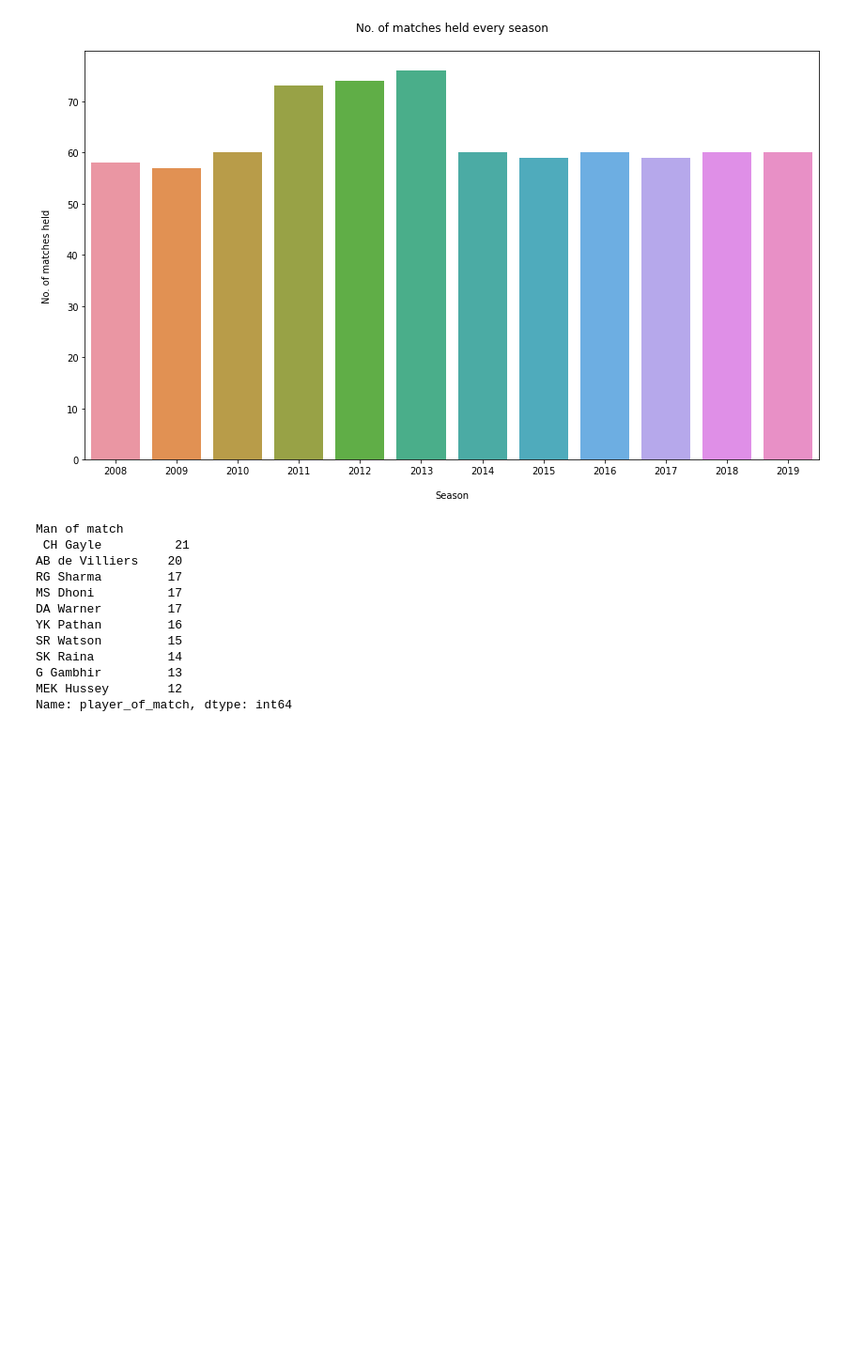
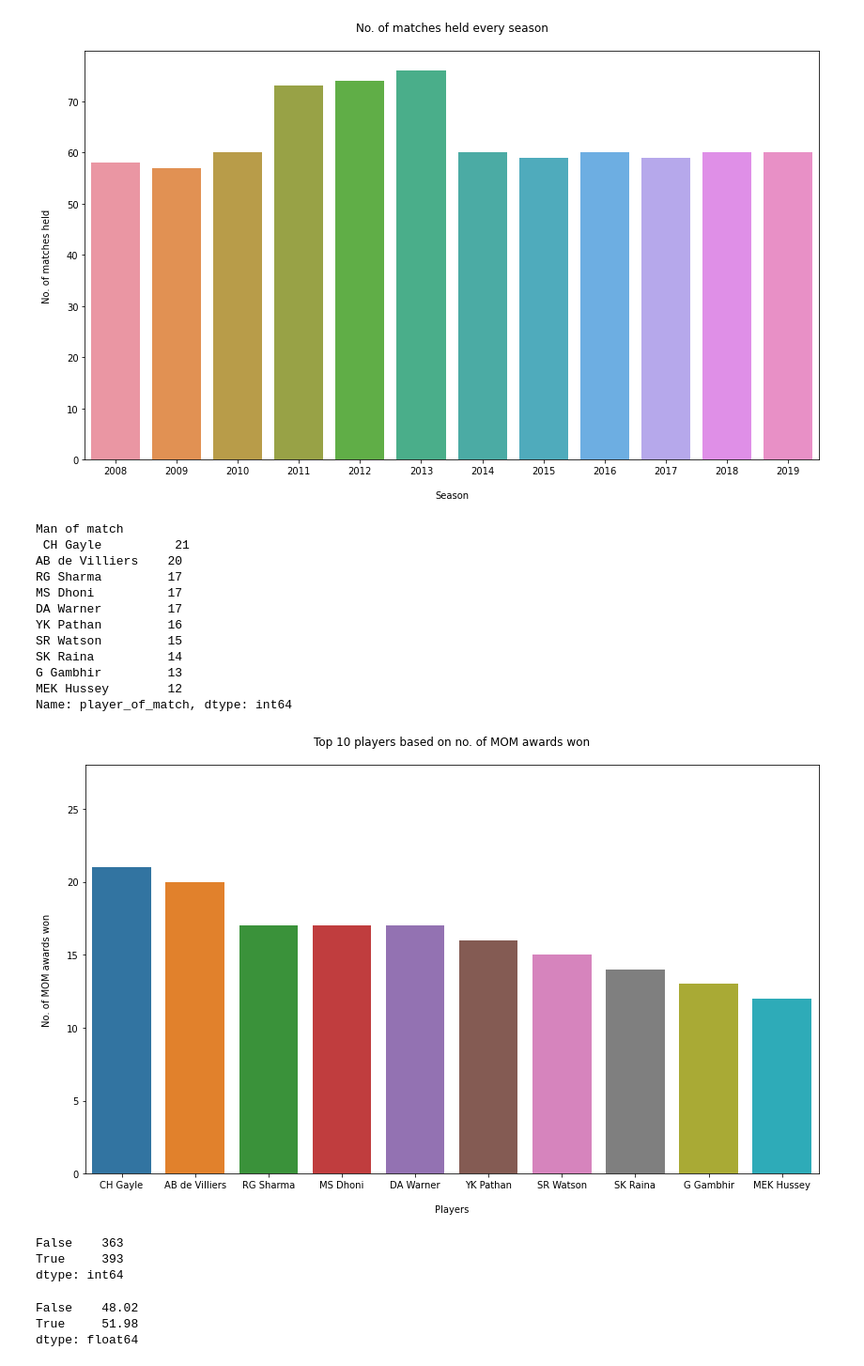
Before and after one commit to Kaneriadhruv/IPL_data_analysis, a Jupyter notebook: IPL_Analysis.ipynb, the cells around one changed output. Shown: that part at 94% size. Drawn from its saved outputs; the diff is of its cells as text; code cells hidden in the pictures; blank space fills up the shorter version.

```diff
--- a/IPL_Analysis.ipynb
+++ b/IPL_Analysis.ipynb
@@ -229,3 +231,29 @@ SK Raina          14
 G Gambhir         13
 MEK Hussey        12
 Name: player_of_match, dtype: int64
+# %%
+# Plot to visualise the top 10 players based on the no. of MOM awards won
+fig, ax=plt.subplots()
+ax.set_ylim([0,28])
+ax.set_title('Top 10 players based on no. of MOM awards won\n')
+sns.barplot(x=mom.index, y=mom, orient='v')
+plt.ylabel('No. of MOM awards won\n')
+plt.xlabel('\nPlayers')
+plt.show()
+# %% [output]
+[figure, added]
+# %%
+# Does winning the toss mean winning the match?
+winnerwinner=matches['toss_winner']== matches['winner']
+winnerwinner.groupby(winnerwinner).size()
+# %% [output]
+False    363
+True     393
+dtype: int64
+# %%
+# % of games where the toss winning team lost the match (indicated by false) and toss winning team won the match(indicated by true)
+round(winnerwinner.groupby(winnerwinner).size() / winnerwinner.count() * 100,2)
+# %% [output]
+False    48.02
+True     51.98
+dtype: float64
```
Also changed, not shown: parts of 1 cell of this notebook.
